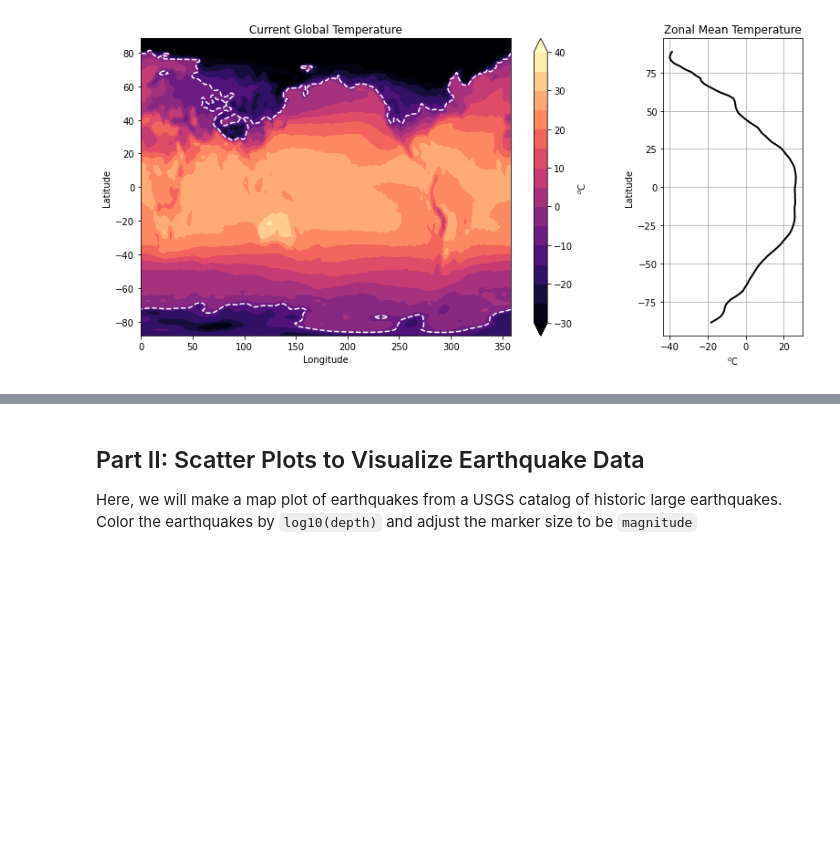
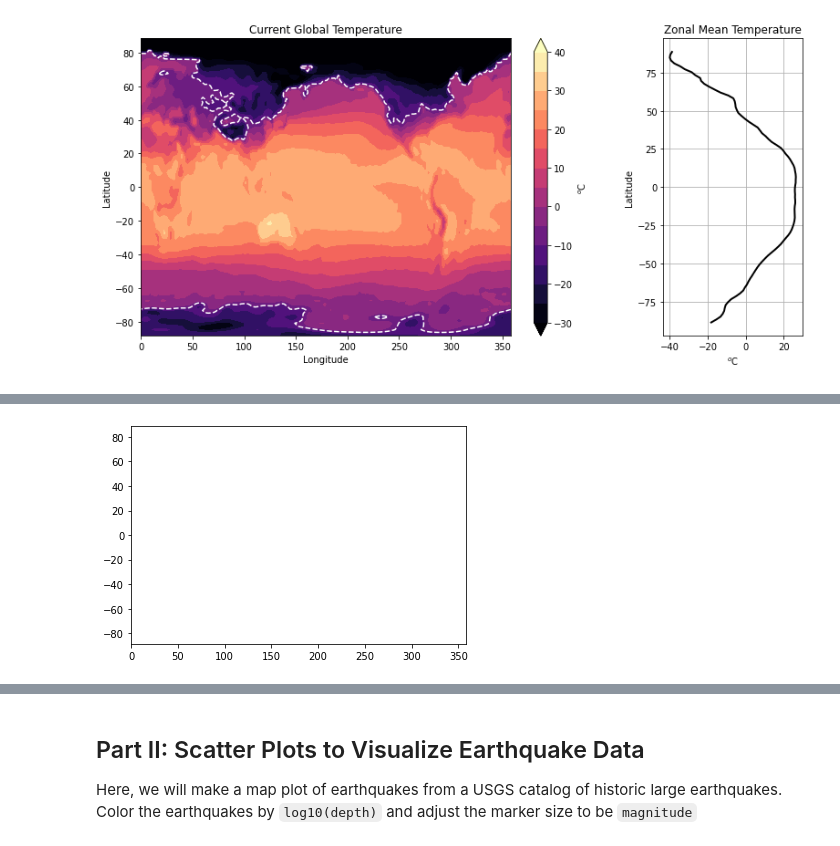
Before and after one commit to mrfabien/2022_Intro_Python, a Jupyter notebook: Exercises/W2_S2.ipynb, the cells around one changed output, grey strips where cells are left out. Saved outputs shown, nothing was run; the diff lists cells and outputs as text; code cells hidden in the pictures; blank space fills up the shorter version.

```diff
--- a/Exercises/W2_S2.ipynb
+++ b/Exercises/W2_S2.ipynb
@@ -80,3 +79,8 @@ TypeError: ignored
+# %%
+plt.contour(lon,lat,temp,colors='w',levels=[-10],extend='both')
+plt.show(ax1)
+# %% [output]
+[figure, added]
 # %%
 # Replicate this figure
 # Temperature values are originally in Kelvin units -> Convert to degree celsius by subtracting 273.15
```
Also changed, not shown: parts of 3 cells of this notebook.
